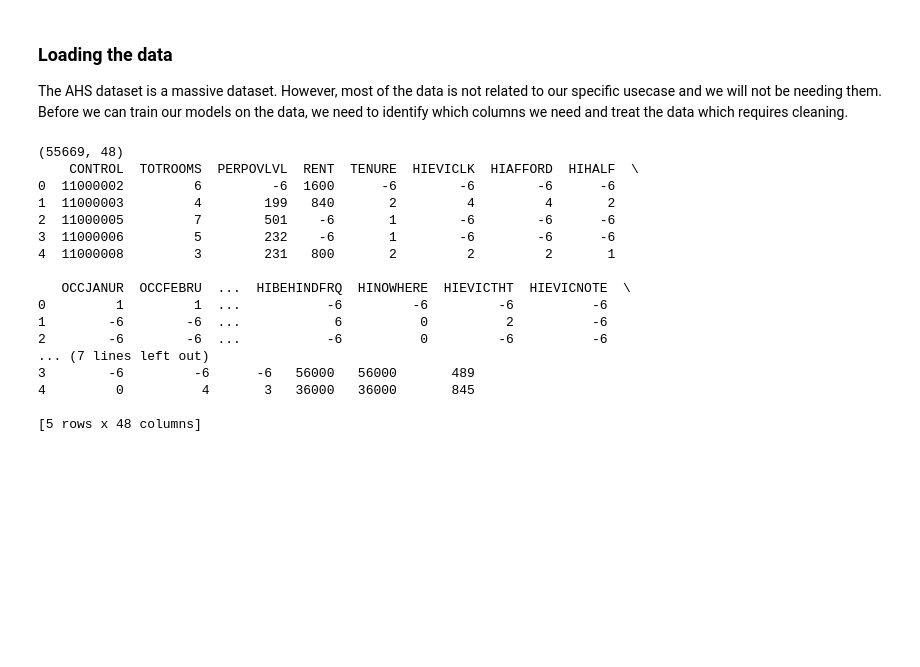
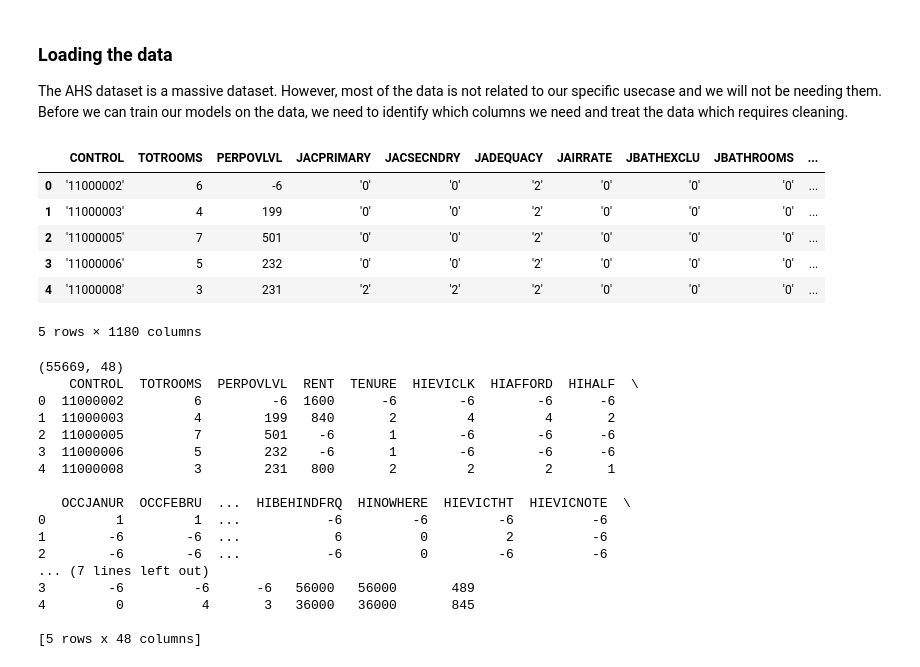
Before and after one commit to zausp/machine-learning-project, a Jupyter notebook: group_project_annotated.ipynb, the cells around one changed output. Drawn from its saved outputs; the diff is of its cells as text; code cells hidden in the pictures; blank space fills up the shorter version.

```diff
--- a/group_project_annotated.ipynb
+++ b/group_project_annotated.ipynb
@@ -14,6 +14,19 @@ This project explores whether machine learning can flag households in subsidised
 # %% [markdown]
 ### Loading the data
 The AHS dataset is a massive dataset. However, most of the data is not related to our specific usecase and we will not be needing them. Before we can train our models on the data, we need to identify which columns we need and treat the data which requires cleaning.
+# %%
+import pandas as pd
+
+poop = pd.read_csv("household.csv")
+poop.head()
+# %% [output]
+|  | CONTROL | TOTROOMS | PERPOVLVL | JACPRIMARY | JACSECNDRY | JADEQUACY | JAIRRATE | JBATHEXCLU | JBATHROOMS | ... |
+| 0 | '11000002' | 6 | -6 | '0' | '0' | '2' | '0' | '0' | '0' | ... |
+| 1 | '11000003' | 4 | 199 | '0' | '0' | '2' | '0' | '0' | '0' | ... |
+| 2 | '11000005' | 7 | 501 | '0' | '0' | '2' | '0' | '0' | '0' | ... |
+| 3 | '11000006' | 5 | 232 | '0' | '0' | '2' | '0' | '0' | '0' | ... |
+| 4 | '11000008' | 3 | 231 | '2' | '2' | '2' | '0' | '0' | '0' | ... |
+5 rows × 1180 columns
 # %%
 import pandas as pd
 
```
Also changed, not shown: parts of 1 cell of this notebook.
